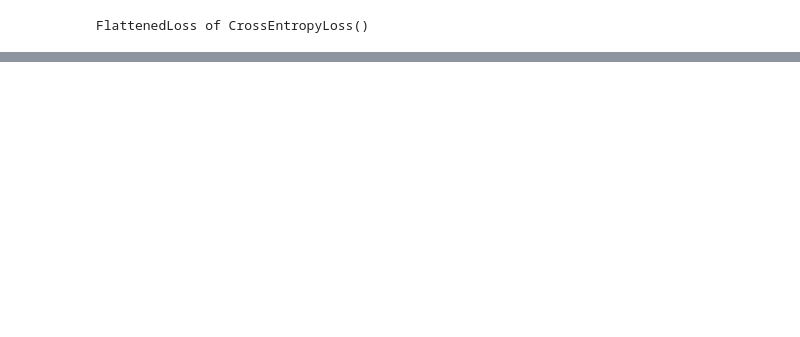
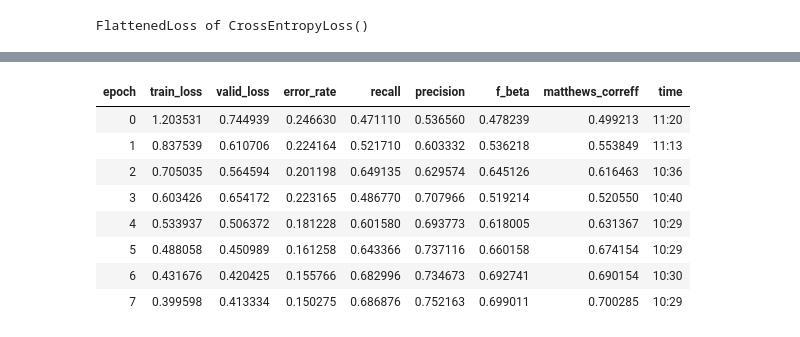
Before and after one commit to ProyectoMSAI/Melanoma_Recognizer, a Jupyter notebook: fastai-model.ipynb, the cells around one changed output, grey strips where cells are left out. Cells and saved outputs as stored; diff of their text form; code cells hidden in the pictures; blank space fills up the shorter version.

Commit message:
fastai model .75 score

```diff
--- a/fastai-model.ipynb
+++ b/fastai-model.ipynb
@@ -174,7 +169,7 @@ Test: None
 # %%
 learner = cnn_learner(
     data,
-    models.resnet50,
+    models.resnet34,
     metrics=[error_rate, Recall(), Precision(), FBeta(), MatthewsCorreff()],
     path=path/'models'
 )
@@ -191,0 +191,13 @@ RuntimeError: CUDA out of memory. Tried to allocate 784.00 MiB (GPU 0; 7.80 GiB
+# %%
+
+learner.fit_one_cycle(8, max_lr=slice(2e-3, 1e-2))
+# %% [output]
+| epoch | train_loss | valid_loss | error_rate | recall | precision | f_beta | matthews_correff | time |
+| 0 | 1.203531 | 0.744939 | 0.246630 | 0.471110 | 0.536560 | 0.478239 | 0.499213 | 11:20 |
+| 1 | 0.837539 | 0.610706 | 0.224164 | 0.521710 | 0.603332 | 0.536218 | 0.553849 | 11:13 |
+| 2 | 0.705035 | 0.564594 | 0.201198 | 0.649135 | 0.629574 | 0.645126 | 0.616463 | 10:36 |
+| 3 | 0.603426 | 0.654172 | 0.223165 | 0.486770 | 0.707966 | 0.519214 | 0.520550 | 10:40 |
+| 4 | 0.533937 | 0.506372 | 0.181228 | 0.601580 | 0.693773 | 0.618005 | 0.631367 | 10:29 |
+| 5 | 0.488058 | 0.450989 | 0.161258 | 0.643366 | 0.737116 | 0.660158 | 0.674154 | 10:29 |
+| 6 | 0.431676 | 0.420425 | 0.155766 | 0.682996 | 0.734673 | 0.692741 | 0.690154 | 10:30 |
+| 7 | 0.399598 | 0.413334 | 0.150275 | 0.686876 | 0.752163 | 0.699011 | 0.700285 | 10:29 |
```
Also changed, not shown: parts of 13 cells of this notebook.
